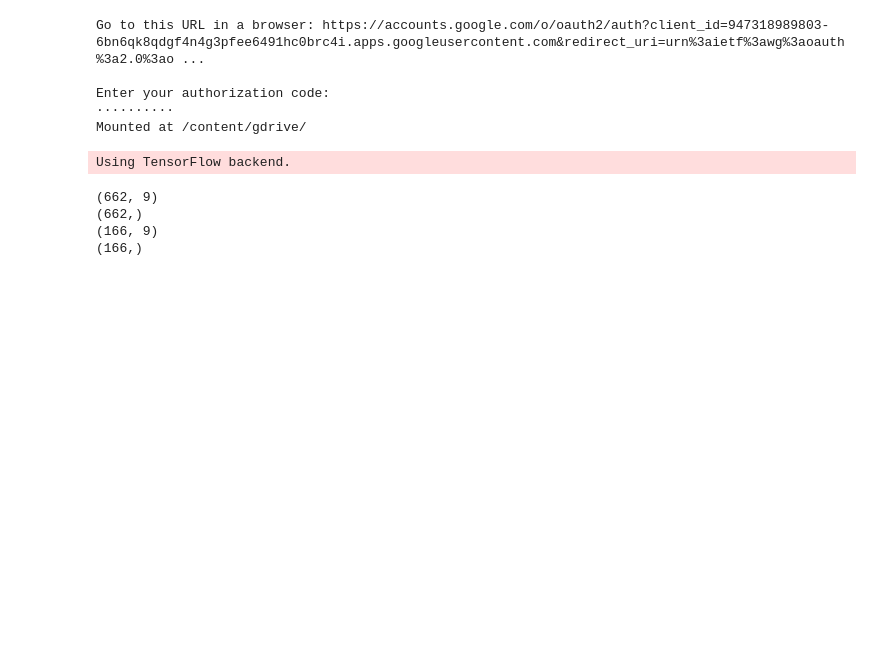
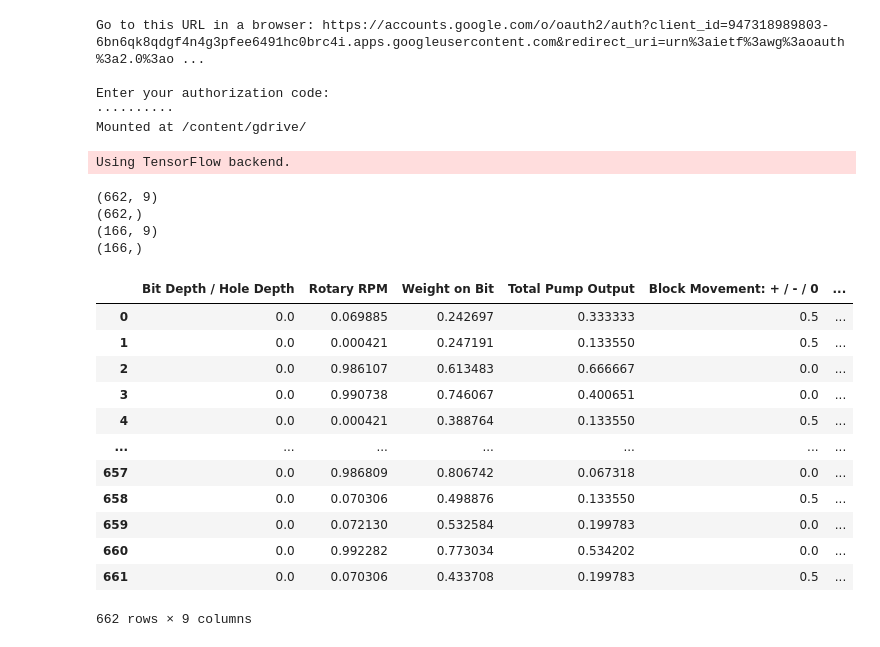
Before and after one commit to eschum/ML-for-Drilling-Data, a Jupyter notebook: MLP.ipynb, the cells around one changed output. Drawn from its saved outputs; the diff is of its cells as text; code cells hidden in the pictures; blank space fills up the shorter version.

```diff
--- a/MLP.ipynb
+++ b/MLP.ipynb
@@ -35,3 +35,20 @@ print(y_test.shape)
 (662,)
 (166, 9)
 (166,)
+# %%
+normalized_X_train_view = pd.DataFrame(data = X_train, columns = headers_X)
+normalized_X_train_view
+# %% [output]
+|  | Bit Depth / Hole Depth | Rotary RPM | Weight on Bit | Total Pump Output | Block Movement: + / - / 0 | ... |
+| 0 | 0.0 | 0.069885 | 0.242697 | 0.333333 | 0.5 | ... |
+| 1 | 0.0 | 0.000421 | 0.247191 | 0.133550 | 0.5 | ... |
+| 2 | 0.0 | 0.986107 | 0.613483 | 0.666667 | 0.0 | ... |
+| 3 | 0.0 | 0.990738 | 0.746067 | 0.400651 | 0.0 | ... |
+| 4 | 0.0 | 0.000421 | 0.388764 | 0.133550 | 0.5 | ... |
+| ... | ... | ... | ... | ... | ... | ... |
+| 657 | 0.0 | 0.986809 | 0.806742 | 0.067318 | 0.0 | ... |
+| 658 | 0.0 | 0.070306 | 0.498876 | 0.133550 | 0.5 | ... |
+| 659 | 0.0 | 0.072130 | 0.532584 | 0.199783 | 0.0 | ... |
+| 660 | 0.0 | 0.992282 | 0.773034 | 0.534202 | 0.0 | ... |
+| 661 | 0.0 | 0.070306 | 0.433708 | 0.199783 | 0.5 | ... |
+662 rows × 9 columns
```
Also changed, not shown: parts of 14 cells of this notebook, 4 other files.
